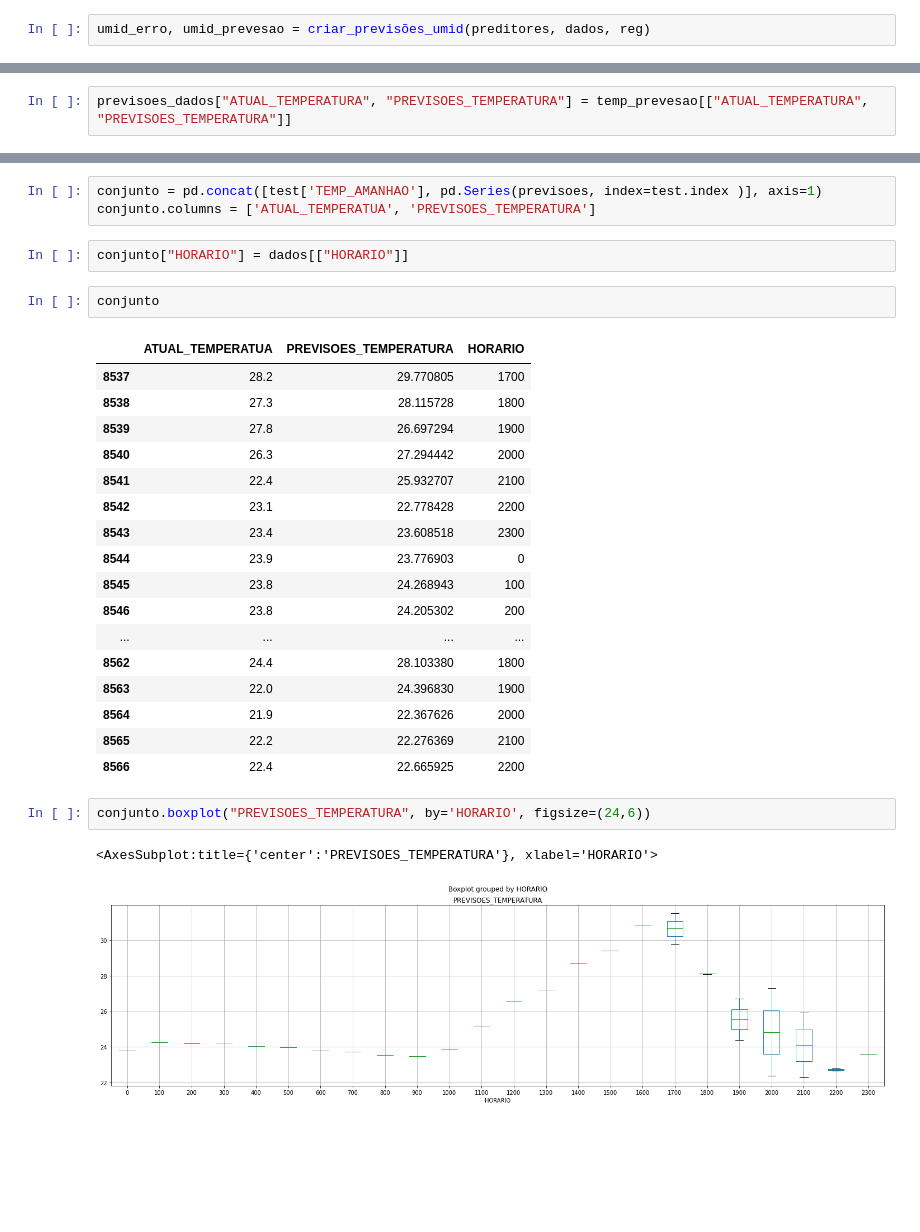
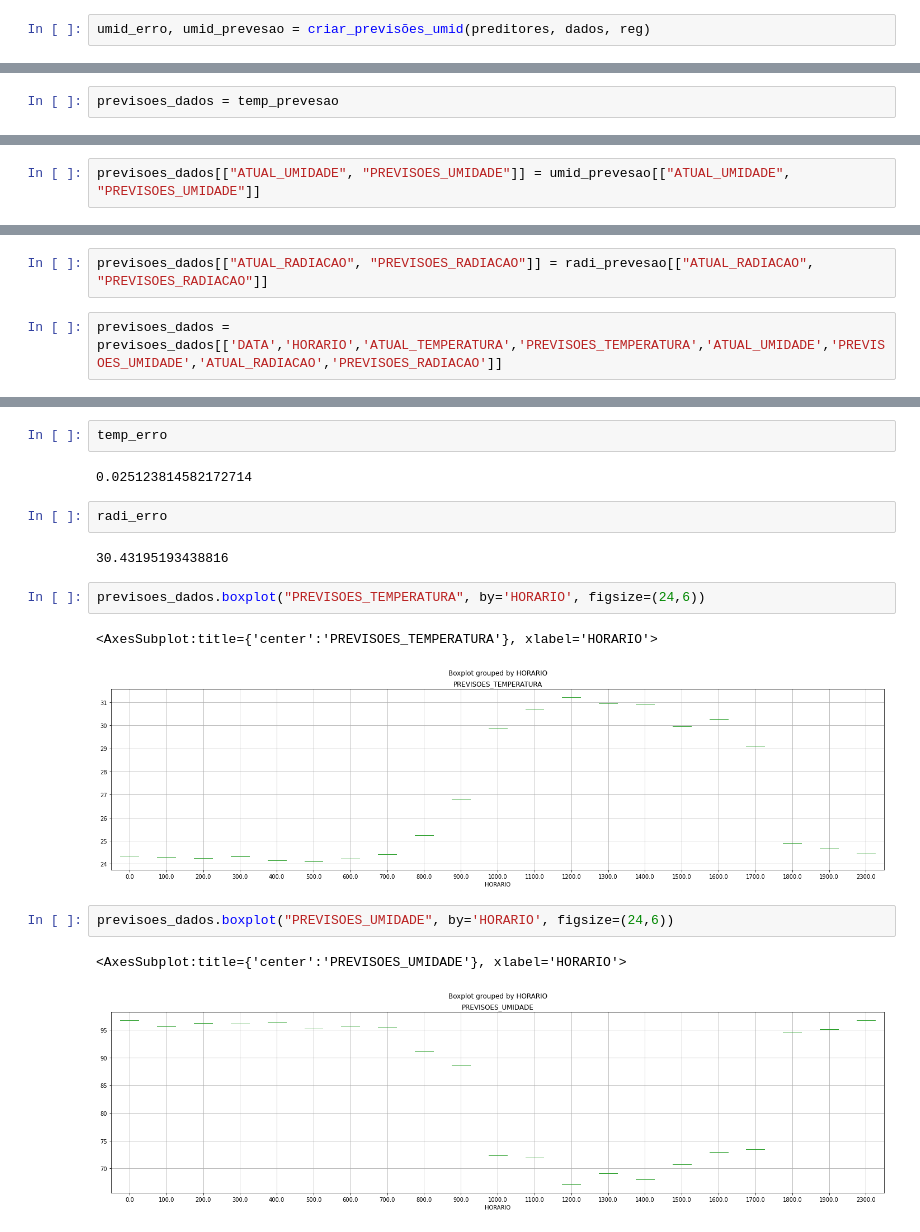
Before and after one commit to garoa-startup/previsao, a Jupyter notebook: modelo/teste.ipynb, the cells around one changed output, grey strips where cells are left out. Drawn from its saved outputs; the diff is of its cells as text; blank space fills up the shorter version.

```diff
--- a/modelo/teste.ipynb
+++ b/modelo/teste.ipynb
@@ -272,2 +292,2 @@ previsoes_dados = dados[["HORARIO"]]
 # %%
-previsoes_dados["ATUAL_TEMPERATURA", "PREVISOES_TEMPERATURA"] = temp_prevesao[["ATUAL_TEMPERATURA", "PREVISOES_TEMPERATURA"]]
+previsoes_dados = temp_prevesao
@@ -276,3 +294,5 @@ ValueError: Expected a 1D array, got an array with shape (8537, 2)
+# %%
+previsoes_dados[["ATUAL_UMIDADE", "PREVISOES_UMIDADE"]] = umid_prevesao[["ATUAL_UMIDADE", "PREVISOES_UMIDADE"]]
 # %%
 previsoes_dados
 # %% [output]
@@ -292,3 +316,7 @@ previsoes_dados
+# %%
+previsoes_dados[["ATUAL_RADIACAO", "PREVISOES_RADIACAO"]] = radi_prevesao[["ATUAL_RADIACAO", "PREVISOES_RADIACAO"]]
+# %%
+previsoes_dados = previsoes_dados[['DATA','HORARIO','ATUAL_TEMPERATURA','PREVISOES_TEMPERATURA','ATUAL_UMIDADE','PREVISOES_UMIDADE','ATUAL_RADIACAO','PREVISOES_RADIACAO']]
 # %%
 umid_erro
 # %% [output]
@@ -318,30 +324,18 @@ mean_absolute_percentage_error(test['TEMP_AMANHAO'], previsoes)
-# %%
-conjunto = pd.concat([test['TEMP_AMANHAO'], pd.Series(previsoes, index=test.index )], axis=1)
-conjunto.columns = ['ATUAL_TEMPERATUA', 'PREVISOES_TEMPERATURA']
-# %%
-conjunto["HORARIO"] = dados[["HORARIO"]]
-# %%
-conjunto
-# %% [output]
-|  | ATUAL_TEMPERATUA | PREVISOES_TEMPERATURA | HORARIO |
-| 8537 | 28.2 | 29.770805 | 1700 |
-| 8538 | 27.3 | 28.115728 | 1800 |
-| 8539 | 27.8 | 26.697294 | 1900 |
-| 8540 | 26.3 | 27.294442 | 2000 |
-| 8541 | 22.4 | 25.932707 | 2100 |
-| 8542 | 23.1 | 22.778428 | 2200 |
-| 8543 | 23.4 | 23.608518 | 2300 |
-| 8544 | 23.9 | 23.776903 | 0 |
-| 8545 | 23.8 | 24.268943 | 100 |
-| 8546 | 23.8 | 24.205302 | 200 |
-| ... | ... | ... | ... |
-| 8562 | 24.4 | 28.103380 | 1800 |
-| 8563 | 22.0 | 24.396830 | 1900 |
-| 8564 | 21.9 | 22.367626 | 2000 |
-| 8565 | 22.2 | 22.276369 | 2100 |
-| 8566 | 22.4 | 22.665925 | 2200 |
+# %%
+temp_erro
+# %% [output]
+0.025123814582172714
+# %%
+radi_erro
+# %% [output]
+30.43195193438816
 # %%
-conjunto.boxplot("PREVISOES_TEMPERATURA", by='HORARIO', figsize=(24,6))
+previsoes_dados.boxplot("PREVISOES_TEMPERATURA", by='HORARIO', figsize=(24,6))
 # %% [output]
 <AxesSubplot:title={'center':'PREVISOES_TEMPERATURA'}, xlabel='HORARIO'>
-[figure, old version]
+[figure, new version]
+# %%
+previsoes_dados.boxplot("PREVISOES_UMIDADE", by='HORARIO', figsize=(24,6))
+# %% [output]
+<AxesSubplot:title={'center':'PREVISOES_UMIDADE'}, xlabel='HORARIO'>
+[figure, added]
```
Also changed, not shown: parts of 28 cells of this notebook.
